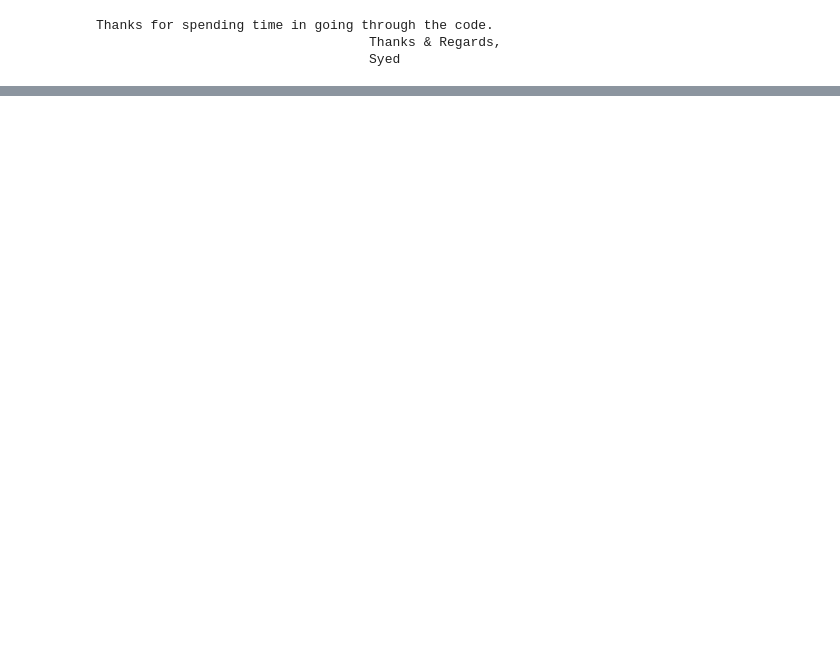
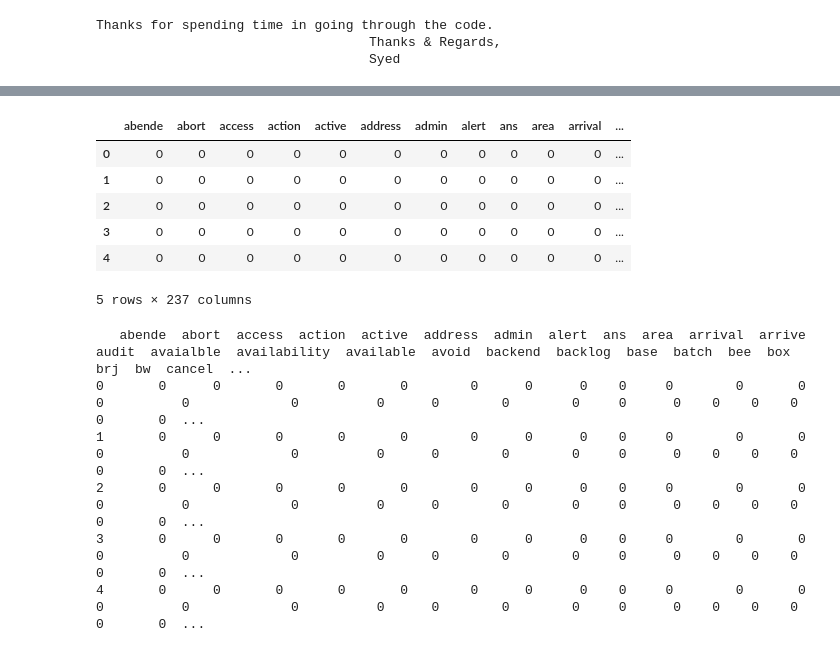
Before and after one commit to sathar01/NLP-Challenges, a Jupyter notebook: NLP Challenges.ipynb, the cells around one changed output, grey strips where cells are left out. Saved outputs shown, nothing was run; the diff lists cells and outputs as text; code cells hidden in the pictures; blank space fills up the shorter version.

```diff
--- a/NLP Challenges.ipynb
+++ b/NLP Challenges.ipynb
@@ -388,0 +444,18 @@ Thanks for spending time in going through the code.
+# %%
+# Generating Labels -- Issue & Information based on POS_COUNT
+# If the sentence has more than 5 words and more than 2 verbs in it -- then it is most likely an issue
+label = []
+i=0
+for dic in df['pos_count']:
+  for k, v in dic.items():
+    if (k==100 and v>=2 and len(dic.items())>5):
+      label.append(df.index[i])
+  i=i+1
+
+# Updating Label against corresponding rows in dataframe
+df['label'] = 'Information'
+for i in label:
+  df['label'][df.index==i] = 'Issue'
+
+df.head()
+df['label'].groupby(df['label']).count() #Count of issue vs Information records
@@ -388,0 +476,12 @@ Thanks for spending time in going through the code.
+# %%
+# Finding lemmatized text from nlp_desc and updating it as a string back to dataframe
+desc = ''
+lem=[]
+for row in df['nlp_desc']:
+  for token in row:
+    desc = desc + ' ' + str(token.lemma_)
+  lem.append(desc)
+  desc= ''
+
+df['lem_desc'] = lem
+df.head()
@@ -388,0 +495,5 @@ Thanks for spending time in going through the code.
+# %%
+# Initiating Count Vectorizer and finding keywords from lemmatized description
+# creating document term Matrix (dtm)
+cv = CountVectorizer(max_df=0.95, min_df=5, stop_words='english')
+dtm = cv.fit_transform(df['lem_desc'])
@@ -388,0 +521,21 @@ Thanks for spending time in going through the code.
+# %%
+# Making dtm as a dataframe
+df_dtm =  pd.DataFrame(dtm.A, columns=cv.get_feature_names())
+df_dtm.head()
+
+# Viewing dtm with all the features
+print(pd.DataFrame(dtm.A, columns=cv.get_feature_names()).head().to_string())
+# %% [output]
+|  | abende | abort | access | action | active | address | admin | alert | ans | area | arrival | ... |
+| 0 | 0 | 0 | 0 | 0 | 0 | 0 | 0 | 0 | 0 | 0 | 0 | ... |
+| 1 | 0 | 0 | 0 | 0 | 0 | 0 | 0 | 0 | 0 | 0 | 0 | ... |
+| 2 | 0 | 0 | 0 | 0 | 0 | 0 | 0 | 0 | 0 | 0 | 0 | ... |
+| 3 | 0 | 0 | 0 | 0 | 0 | 0 | 0 | 0 | 0 | 0 | 0 | ... |
+| 4 | 0 | 0 | 0 | 0 | 0 | 0 | 0 | 0 | 0 | 0 | 0 | ... |
+5 rows × 237 columns
+   abende  abort  access  action  active  address  admin  alert  ans  area  arrival  arrive  audit  avaialble  availability  available  avoid  backend  backlog  base  batch  bee  box  brj  bw  cancel  ...
+0       0      0       0       0       0        0      0      0    0     0        0       0      0          0             0          0      0        0        0     0      0    0    0    0   0       0  ...
+1       0      0       0       0       0        0      0      0    0     0        0       0      0          0             0          0      0        0        0     0      0    0    0    0   0       0  ...
+2       0      0       0       0       0        0      0      0    0     0        0       0      0          0             0          0      0        0        0     0      0    0    0    0   0       0  ...
+3       0      0       0       0       0        0      0      0    0     0        0       0      0          0             0          0      0        0        0     0      0    0    0    0   0       0  ...
+4       0      0       0       0       0        0      0      0    0     0        0       0      0          0             0          0      0        0        0     0      0    0    0    0   0       0  ...
```
Also changed, not shown: parts of 15 cells of this notebook, 1 other file.
